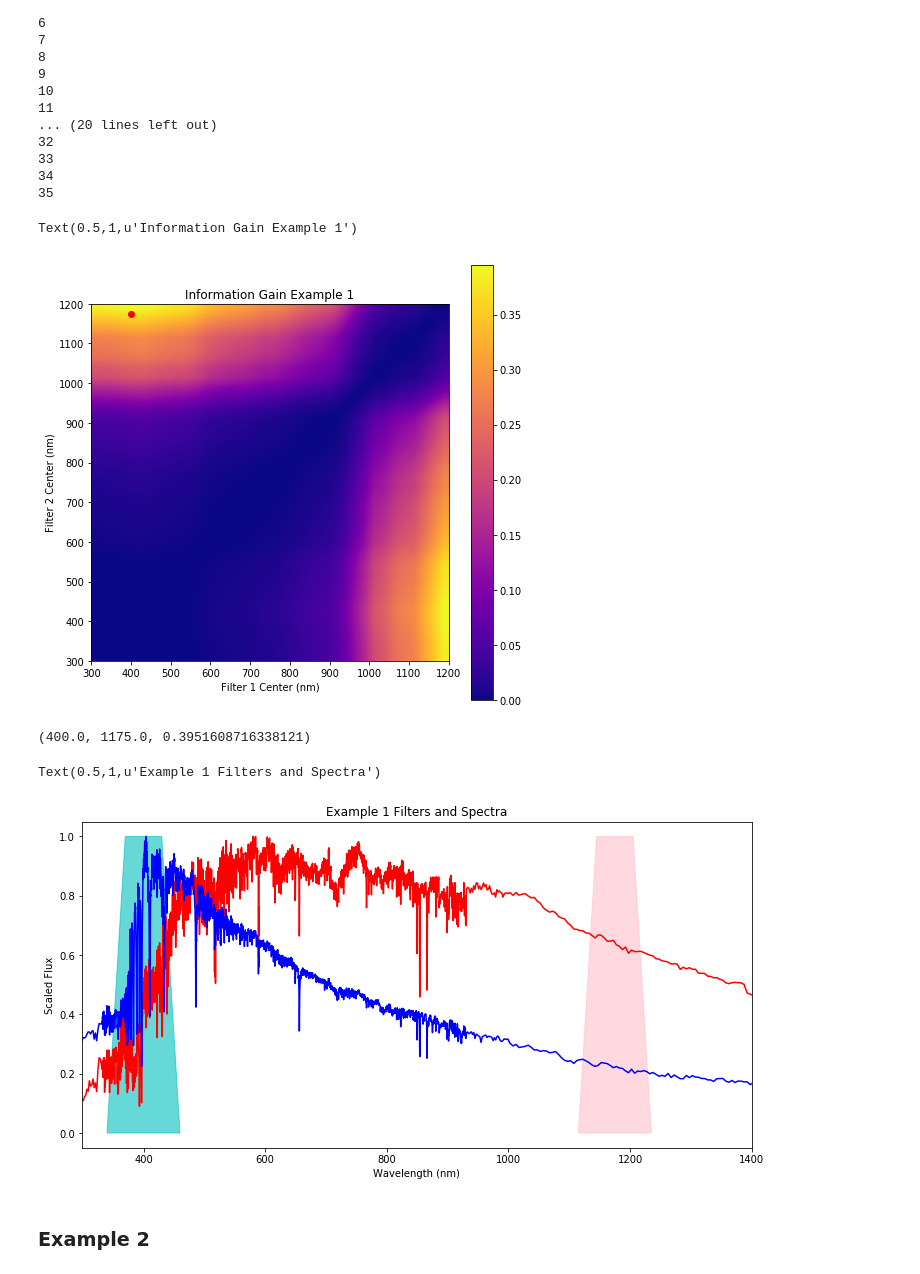
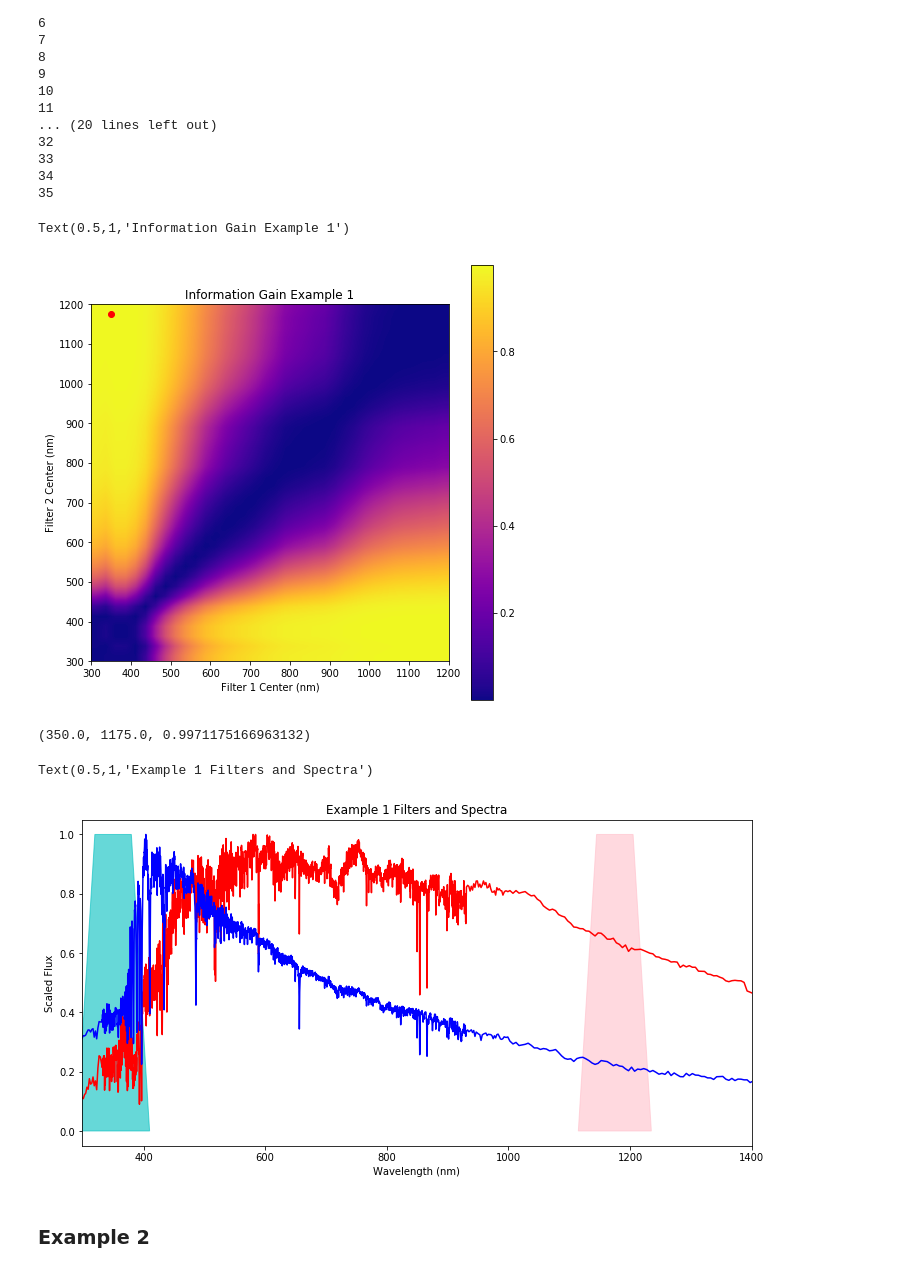
Before and after one commit to dirac-institute/siggi, a Jupyter notebook: examples/Intro_Examples.ipynb, the cells around one changed output. Saved outputs shown, nothing was run; the diff lists cells and outputs as text; code cells hidden in the pictures.

```diff
--- a/examples/Intro_Examples.ipynb
+++ b/examples/Intro_Examples.ipynb
@@ -24,3 +24,8 @@ print(len(x))
 xx, yy = np.meshgrid(x, y)
 # %% [output]
 36
+# %%
+trap_dict = f.trap_filters([[300., 120, 60], [800., 120, 60]])
+c = calcIG(trap_dict, [red_spec, blue_spec],
+                   prior_flat, 0., 1., 1., snr=5.)
+c.calc_IG()
@@ -31,7 +38,7 @@ for x1 in range(len(x)):
     for y1 in range(len(y)):
         trap_dict = f.trap_filters([[x[x1], 120, 60], [y[y1], 120, 60]])
         c = calcIG(trap_dict, [red_spec, blue_spec],
-                   prior_flat, 0., 1., 1.)
+                   prior_flat, 0., 1., 1., snr=5.)
         zz[x1, y1] = c.calc_IG()
 # %% [output]
 0
@@ -63,25 +70,25 @@ plt.xlabel('Filter 1 Center (nm)')
 plt.ylabel('Filter 2 Center (nm)')
 plt.title('Information Gain Example 1')
 # %% [output]
-Text(0.5,1,u'Information Gain Example 1')
+Text(0.5,1,'Information Gain Example 1')
-[figure, old version]
+[figure, new version]
 # %%
 x[x_max], y[y_max], zz[x_max, y_max]
 # %% [output]
-(400.0, 1175.0, 0.3951608716338121)
+(350.0, 1175.0, 0.9971175166963132)
 # %%
 fig = plt.figure(figsize=(12,6))
 plt.plot(red_spec.wavelen, red_spec.flambda/np.max(red_spec.flambda), c='r')
 plt.plot(blue_spec.wavelen, blue_spec.flambda/np.max(blue_spec.flambda), c='b')
-plt.fill([340, 370, 430, 460], [0, 1, 1, 0], c='c', alpha=0.6)
-plt.fill([1115, 1145, 1205, 1235], [0, 1, 1, 0], c='pink', alpha=0.6)
+plt.fill([x[x_max]-60, x[x_max]-30, x[x_max]+30, x[x_max]+60], [0, 1, 1, 0], c='c', alpha=0.6)
+plt.fill([y[y_max]-60, y[y_max]-30, y[y_max]+30, y[y_max]+60], [0, 1, 1, 0], c='pink', alpha=0.6)
 plt.xlim(299., 1400.)
 plt.xlabel('Wavelength (nm)')
 plt.ylabel('Scaled Flux')
 plt.title('Example 1 Filters and Spectra')
 # %% [output]
-Text(0.5,1,u'Example 1 Filters and Spectra')
+Text(0.5,1,'Example 1 Filters and Spectra')
-[figure, old version]
+[figure, new version]
 # %% [markdown]
 ### Example 2
 # %%
```
Also changed, not shown: parts of 20 cells of this notebook, 2 other files.
